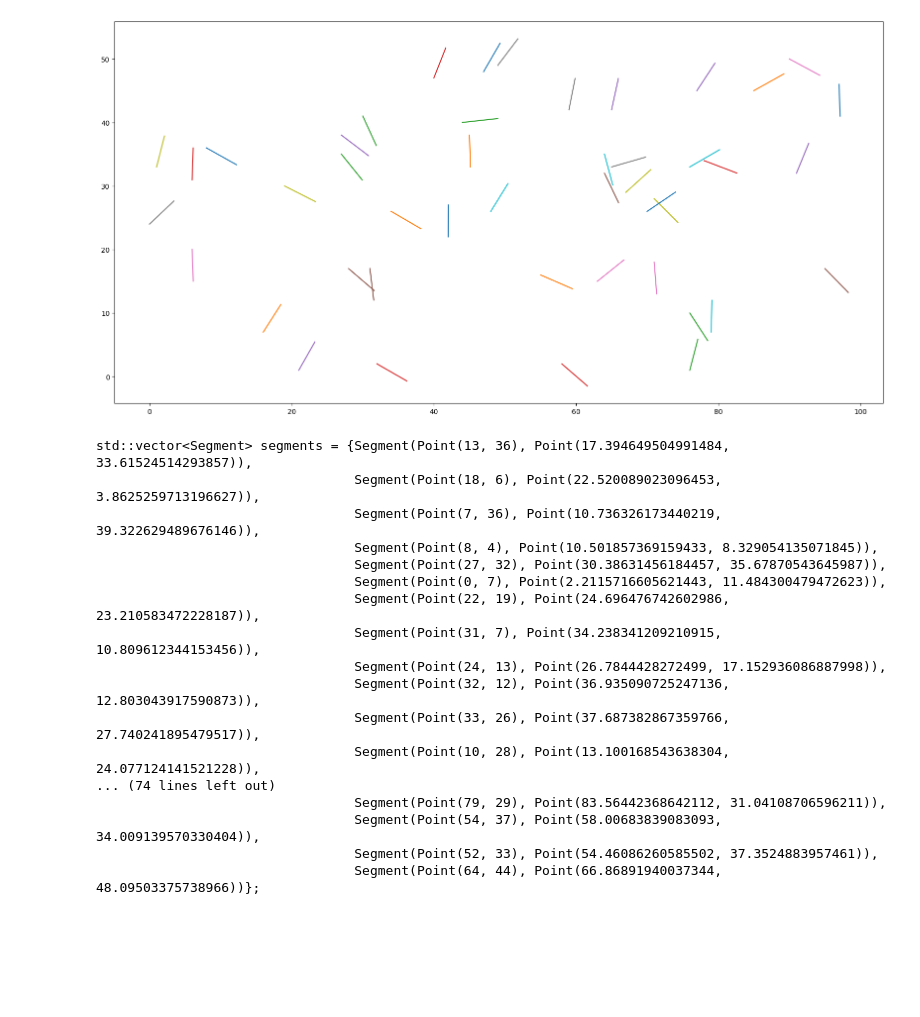
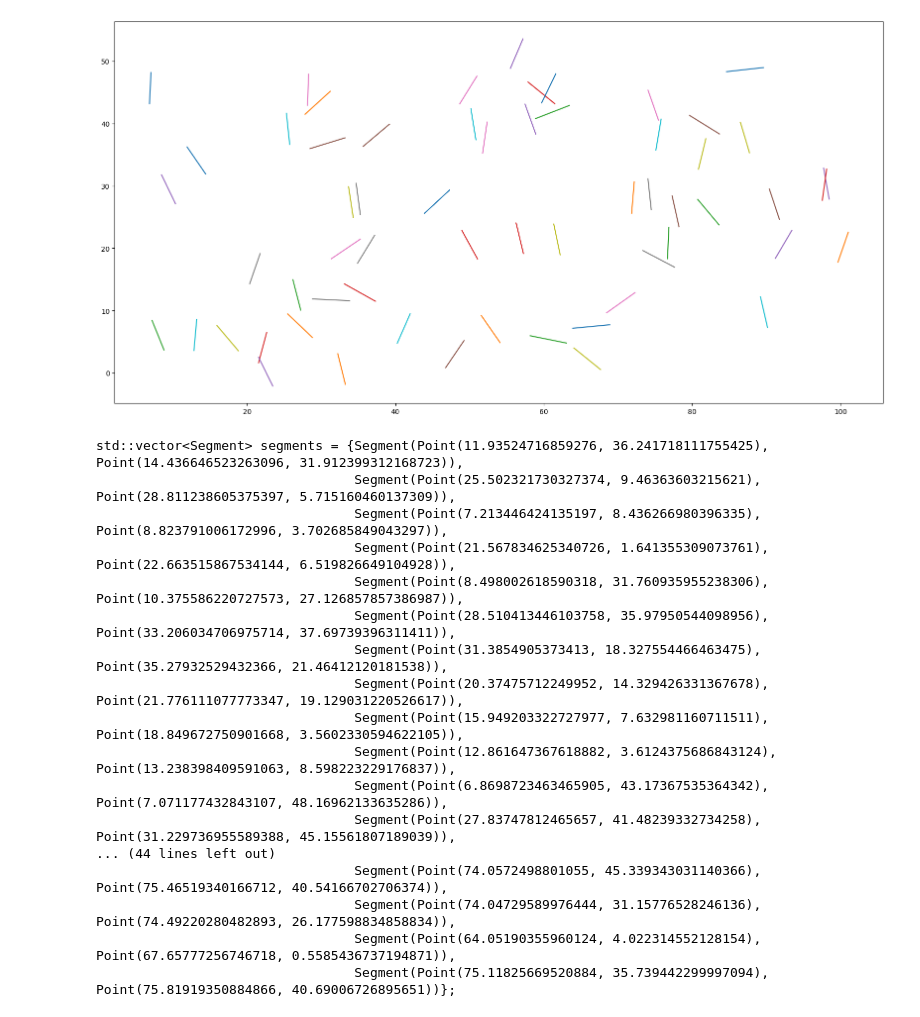
Before and after one commit to AlexSidDev/HSE_labs, a Jupyter notebook: SegmentIntersection/SegmentIntersection/segments_generation.ipynb, the cells around one changed output. Drawn from its saved outputs; the diff is of its cells as text; code cells hidden in the pictures; blank space fills up the shorter version.

```diff
--- a/SegmentIntersection/SegmentIntersection/segments_generation.ipynb
+++ b/SegmentIntersection/SegmentIntersection/segments_generation.ipynb
@@ -7,7 +7,7 @@ random.seed(1)
 max_len = 5
 
 def generate_segment(start_x: int, end_x: int, start_y: int = 0, end_y: int = 50):
-    first_x, first_y = random.randint(start_x, end_x), random.randint(start_y, end_y)
+    first_x, first_y = start_x + (end_x - start_x) * random.random(), start_y + (end_y - start_y) * random.random()
     end_x = first_x + max_len * random.random()
     end_y = first_y + (max_len**2 - (end_x - first_x)**2)**(0.5) * random.choice((-1, 1))
     return first_x, first_y, end_x, end_y
@@ -37,10 +37,10 @@ def visualize_segments(segments: list):
     for segment in segments:
         plt.plot((segment[0], segment[2]), (segment[1], segment[3]), linestyle="-")
 # %%
-segments = generate_segments(9, 3)
+segments = generate_segments(12, 3)
 visualize_segments(segments)
 # %% [output]
-[figure, old version]
+[figure, new version]
 # %%
 def to_cpp_code(segments):
     code_str = 'std::vector<Segment> segments = {'
@@ -55,20 +55,20 @@ def to_cpp_code(segments):
 # %%
 print(to_cpp_code(segments))
 # %% [output]
-std::vector<Segment> segments = {Segment(Point(13, 36), Point(17.394649504991484, 33.61524514293857)),
-                                 Segment(Point(18, 6), Point(22.520089023096453, 3.8625259713196627)),
-                                 Segment(Point(7, 36), Point(10.736326173440219, 39.322629489676146)),
-                                 Segment(Point(8, 4), Point(10.501857369159433, 8.329054135071845)),
-                                 Segment(Point(27, 32), Point(30.38631456184457, 35.67870543645987)),
-                                 Segment(Point(0, 7), Point(2.2115716605621443, 11.484300479472623)),
-                                 Segment(Point(22, 19), Point(24.696476742602986, 23.210583472228187)),
-                                 Segment(Point(31, 7), Point(34.238341209210915, 10.809612344153456)),
-                                 Segment(Point(24, 13), Point(26.7844428272499, 17.152936086887998)),
-                                 Segment(Point(32, 12), Point(36.935090725247136, 12.803043917590873)),
-                                 Segment(Point(33, 26), Point(37.687382867359766, 27.740241895479517)),
-                                 Segment(Point(10, 28), Point(13.100168543638304, 24.077124141521228)),
-... (74 lines left out)
-                                 Segment(Point(79, 29), Point(83.56442368642112, 31.04108706596211)),
-                                 Segment(Point(54, 37), Point(58.00683839083093, 34.009139570330404)),
-                                 Segment(Point(52, 33), Point(54.46086260585502, 37.3524883957461)),
-                                 Segment(Point(64, 44), Point(66.86891940037344, 48.09503375738966))};
+std::vector<Segment> segments = {Segment(Point(11.93524716859276, 36.241718111755425), Point(14.436646523263096, 31.912399312168723)),
+                                 Segment(Point(25.502321730327374, 9.46363603215621), Point(28.811238605375397, 5.715160460137309)),
+                                 Segment(Point(7.213446424135197, 8.436266980396335), Point(8.823791006172996, 3.702685849043297)),
+                                 Segment(Point(21.567834625340726, 1.641355309073761), Point(22.663515867534144, 6.519826649104928)),
+                                 Segment(Point(8.498002618590318, 31.760935955238306), Point(10.375586220727573, 27.126857857386987)),
+                                 Segment(Point(28.510413446103758, 35.97950544098956), Point(33.206034706975714, 37.69739396311411)),
+                                 Segment(Point(31.3854905373413, 18.327554466463475), Point(35.27932529432366, 21.46412120181538)),
+                                 Segment(Point(20.37475712249952, 14.329426331367678), Point(21.776111077773347, 19.129031220526617)),
+                                 Segment(Point(15.949203322727977, 7.632981160711511), Point(18.849672750901668, 3.5602330594622105)),
+                                 Segment(Point(12.861647367618882, 3.6124375686843124), Point(13.238398409591063, 8.598223229176837)),
+                                 Segment(Point(6.8698723463465905, 43.17367535364342), Point(7.071177432843107, 48.16962133635286)),
+                                 Segment(Point(27.83747812465657, 41.48239332734258), Point(31.229736955589388, 45.15561807189039)),
+... (44 lines left out)
+                                 Segment(Point(74.0572498801055, 45.339343031140366), Point(75.46519340166712, 40.54166702706374)),
+                                 Segment(Point(74.04729589976444, 31.15776528246136), Point(74.49220280482893, 26.177598834858834)),
+                                 Segment(Point(64.05190355960124, 4.022314552128154), Point(67.65777256746718, 0.5585436737194871)),
+                                 Segment(Point(75.11825669520884, 35.739442299997094), Point(75.81919350884866, 40.69006726895651))};
```
Also changed, not shown: 1 other file.
